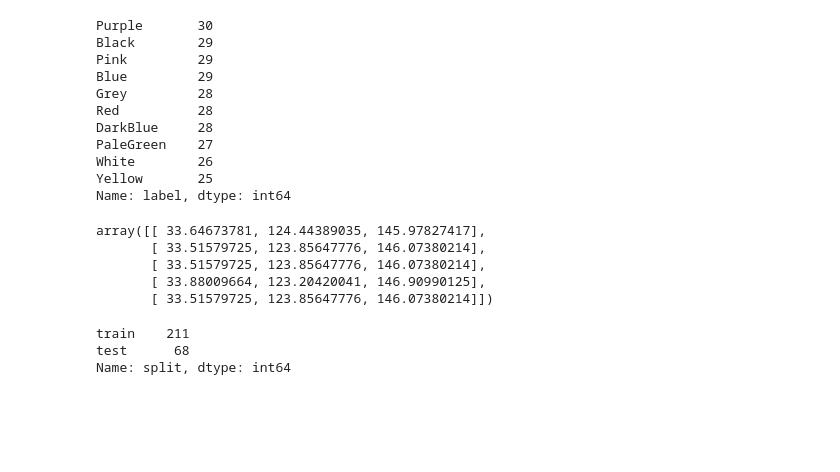
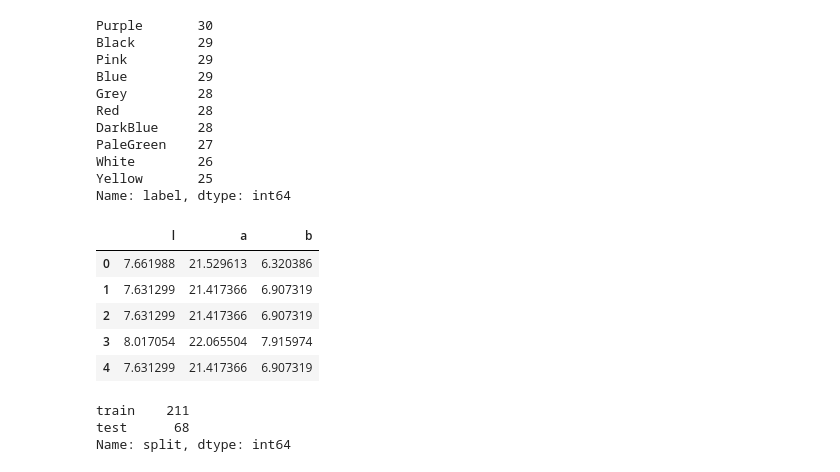
Before and after one commit to jonnor/embeddedml, a Jupyter notebook: emlearn/colordetector/Train.ipynb, the cells around one changed output. Cells and saved outputs as stored; diff of their text form; code cells hidden in the pictures; blank space fills up the shorter version.

Commit message:
colordetector: Support pandas DataFrame as output for color transformer

```diff
--- a/emlearn/colordetector/Train.ipynb
+++ b/emlearn/colordetector/Train.ipynb
@@ -69,50 +69,54 @@ import skimage.color
 
 def convert_from_rgb(X, target='hsv'):
 
+    X = numpy.array(X)
     func_name = f'rgb2{target}'
     func = getattr(skimage.color, func_name)
     conv = func(X)
     return conv
 
 def convert_to_rgb(X, target='hsv'):
+
+    X = numpy.array(X)
     func_name = f'{target}2rgb'
     func = getattr(skimage.color, func_name)
     conv = func(X)
     return conv
 
 def make_color_transformer(target) -> sklearn.base.TransformerMixin:
     """
     sklearn Transformer for converting RGB colors (in individual columns) to other color spaces (and back)
     """
     from sklearn.preprocessing import FunctionTransformer
 
     def feature_namer(self, input_features):
         t = target
         if len(target) == 3:
             # yuv,hsv et.c.
             output_features = ( t[0], t[1], t[2] )
         elif len(target) == 5:
             # YCbCr,YPbPr et.c.
-            output_features = ( t[0], t[1:2], t[3:4] )
+            output_features = ( t[0], t[1:3], t[3:5] )
         else:
             raise ValueError(f"Cannot compute features for target {target}")
         return output_features
 
     t = FunctionTransformer(func=convert_from_rgb,
                             inverse_func=convert_to_rgb,
                             kw_args=dict(target=target),
                             inv_kw_args=dict(target=target),
                            feature_names_out=feature_namer)
     return t
 
 
-make_color_transformer(target='ycbcr').fit_transform(MinMaxScaler().fit_transform(data[['r', 'g', 'b']]))[0:5]
+make_color_transformer(target='lab').set_output(transform="pandas").fit_transform(MinMaxScaler().fit_transform(data[['r', 'g', 'b']]))[0:5]
 # %% [output]
-array([[ 33.64673781, 124.44389035, 145.97827417],
-       [ 33.51579725, 123.85647776, 146.07380214],
-       [ 33.51579725, 123.85647776, 146.07380214],
-       [ 33.88009664, 123.20420041, 146.90990125],
-       [ 33.51579725, 123.85647776, 146.07380214]])
+|  | l | a | b |
+| 0 | 7.661988 | 21.529613 | 6.320386 |
+| 1 | 7.631299 | 21.417366 | 6.907319 |
+| 2 | 7.631299 | 21.417366 | 6.907319 |
+| 3 | 8.017054 | 22.065504 | 7.915974 |
+| 4 | 7.631299 | 21.417366 | 6.907319 |
 # %%
 
 # PCA2, PLSR/LDA
```
